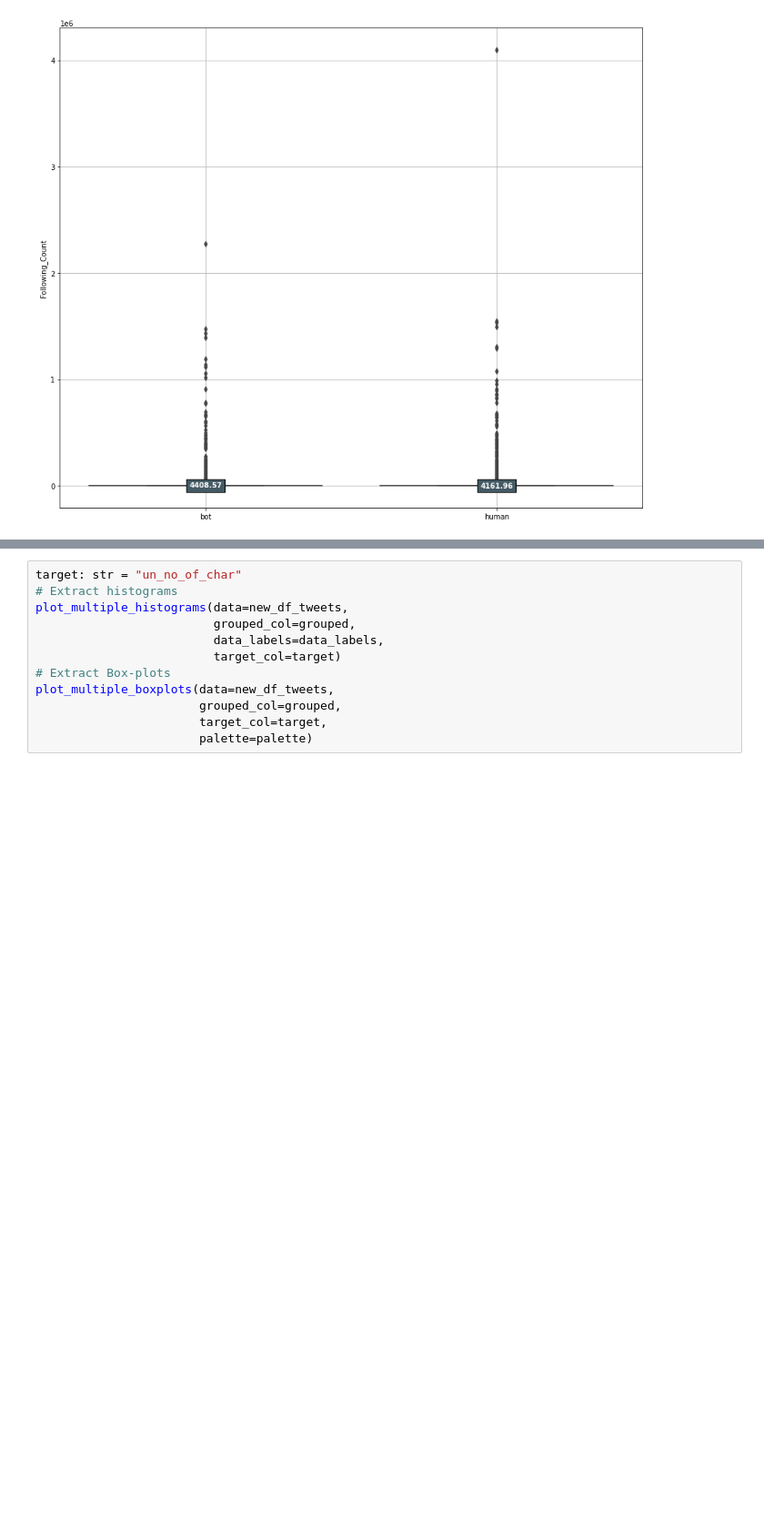
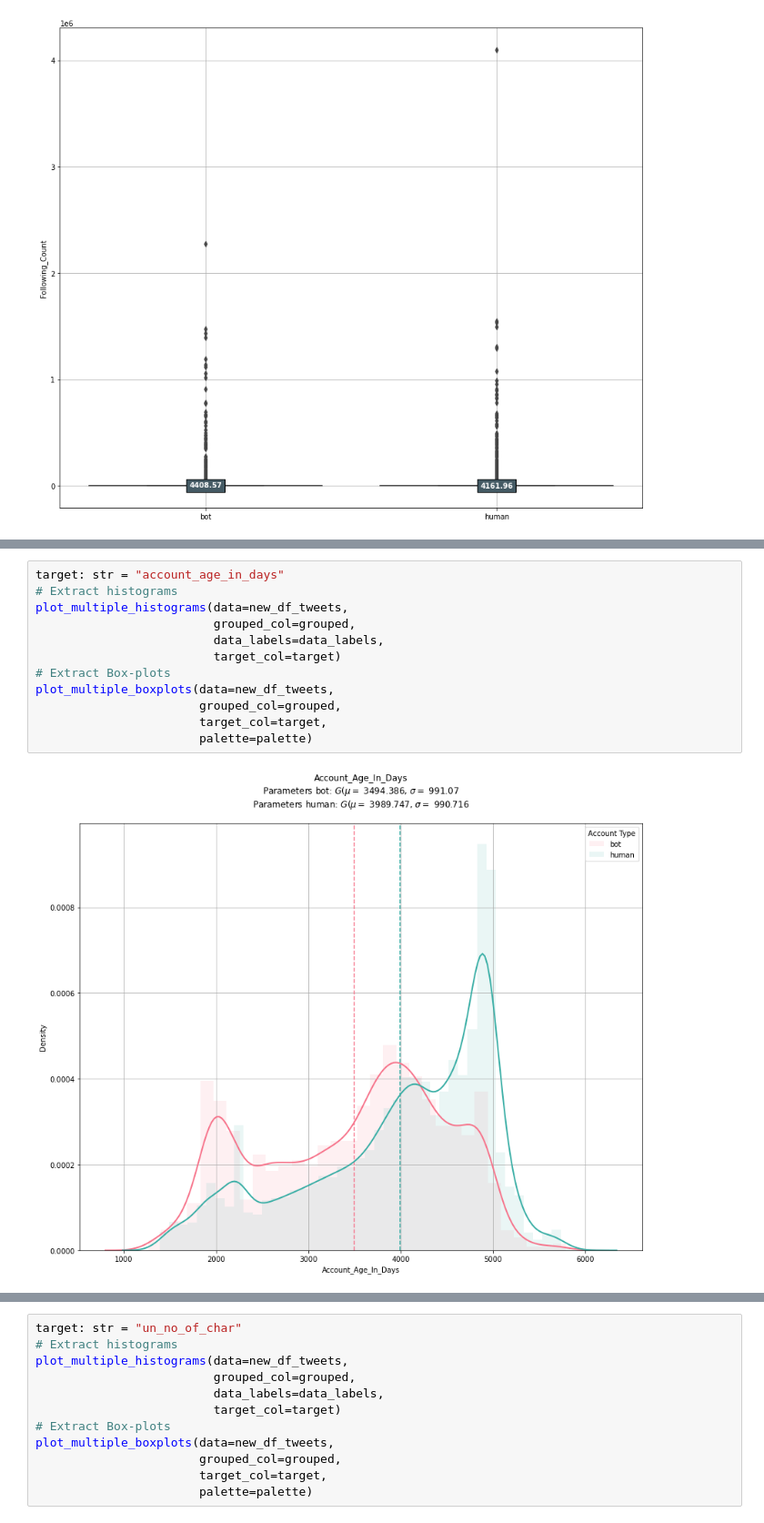
Before and after one commit to ShyamalSankar/BT4012, a Jupyter notebook: EDA.ipynb, the cells around one changed output, grey strips where cells are left out. Shown at 91% size. Drawn from its saved outputs; the diff is of its cells as text; blank space fills up the shorter version.

```diff
--- a/EDA.ipynb
+++ b/EDA.ipynb
@@ -393,0 +410,14 @@ plot_multiple_boxplots(data=new_df_tweets,
+# %%
+target: str = "account_age_in_days"
+# Extract histograms
+plot_multiple_histograms(data=new_df_tweets,
+                         grouped_col=grouped,
+                         data_labels=data_labels,
+                         target_col=target)
+# Extract Box-plots
+plot_multiple_boxplots(data=new_df_tweets,
+                       grouped_col=grouped,
+                       target_col=target,
+                       palette=palette)
+# %% [output]
+[figure, added]
```
Also changed, not shown: parts of 9 cells of this notebook, 1 other file.
